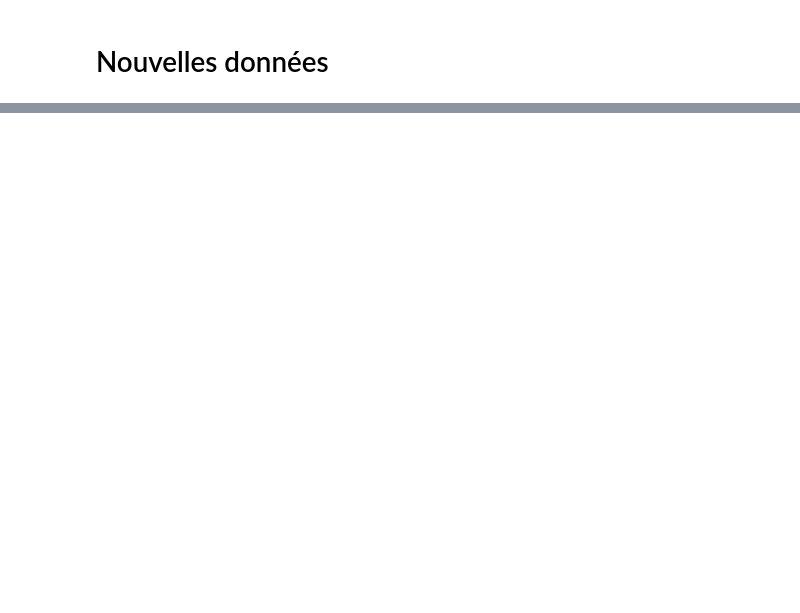
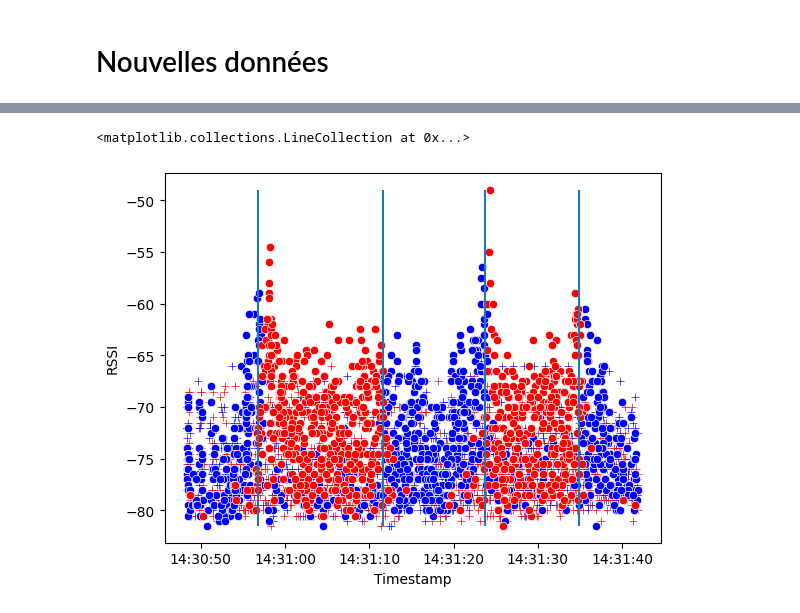
Before and after one commit to gael-mehdi/RFID-analyse-experience-1, a Jupyter notebook: analyse.ipynb, the cells around one changed output, grey strips where cells are left out. Cells and saved outputs as stored; diff of their text form; code cells hidden in the pictures; blank space fills up the shorter version.

```diff
--- a/analyse.ipynb
+++ b/analyse.ipynb
@@ -688,0 +875,3 @@ FileNotFoundError: [Errno 2] No such file or directory: 'siteismin__clearance=2m
+# %%
+tags["Timestamp"] = pd.to_datetime(tags["Timestamp"])
+tags
@@ -688,0 +900,17 @@ FileNotFoundError: [Errno 2] No such file or directory: 'siteismin__clearance=2m
+# %%
+# Showing data ("Electronic Product Codes")
+Actual_P = pd.read_csv('actualP.csv', names=["EPC"])
+Actual_P["actual"] = "P"
+
+Actual_N_out = pd.read_csv('actualN__zoneout.csv', names=["EPC"])
+Actual_N_out["actual"] = "N"
+
+Actual_N_out["zone"] = "Out"
+
+Actual_N_in = pd.read_csv('actualN__zonein.csv', names=["EPC"])
+Actual_N_in["actual"] = "N"
+
+Actual_N_in["zone"] = "In"
+
+Actuals = pd.concat([Actual_N_in, Actual_N_out, Actual_P], axis=0).reset_index(drop=True)
+Actuals
@@ -688,0 +931,3 @@ FileNotFoundError: [Errno 2] No such file or directory: 'siteismin__clearance=2m
+# %%
+tags = pd.merge(tags, Actuals)
+tags
@@ -688,0 +948,3 @@ FileNotFoundError: [Errno 2] No such file or directory: 'siteismin__clearance=2m
+# %%
+tags["Antenna coverage"] = tags["Antenna"].apply(lambda x: "In" if x in [1,2] else "Out")
+tags
@@ -688,0 +965,17 @@ FileNotFoundError: [Errno 2] No such file or directory: 'siteismin__clearance=2m
+# %%
+marker_dict = {"P": "o", "N": "+"}
+color_dict = {"In": "blue", "Out": "red"}
+
+RSSI_min = tags.RSSI.min()
+RSSI_max = tags.RSSI.max()
+
+for (actual, antenna_coverage), tags_key in tags.groupby(["actual", "Antenna coverage"]):
+  c = color_dict[antenna_coverage]
+  m = marker_dict[actual]
+
+  sns.scatterplot(x="Timestamp", y="RSSI", data=tags_key, color=c, marker=m)
+
+plt.vlines(x=photo_eye.Timestamp, ymin = RSSI_min, ymax = RSSI_max)
+# %% [output]
+<matplotlib.collections.LineCollection at 0x...>
+[figure, added]
```
Also changed, not shown: parts of 34 cells of this notebook.
